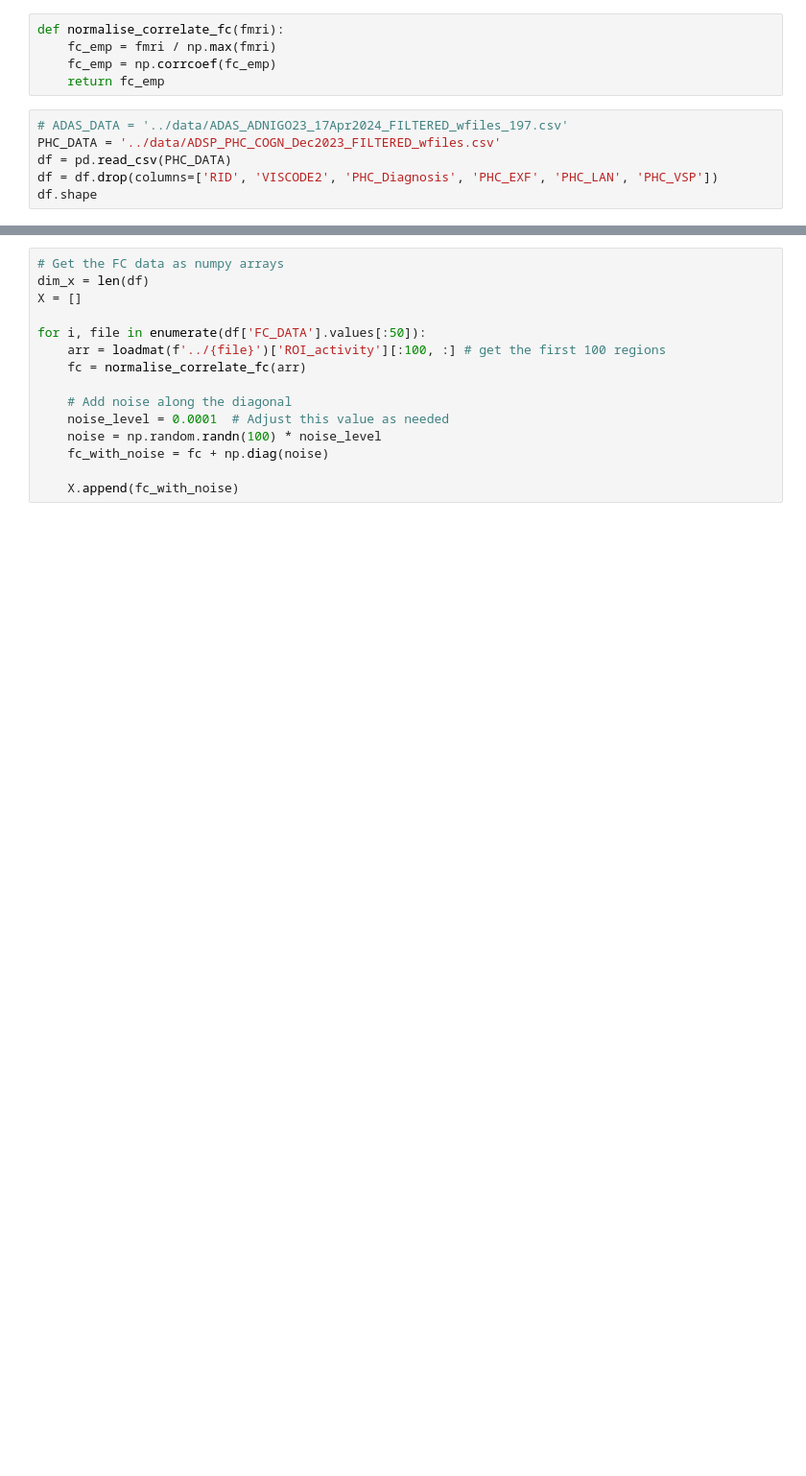
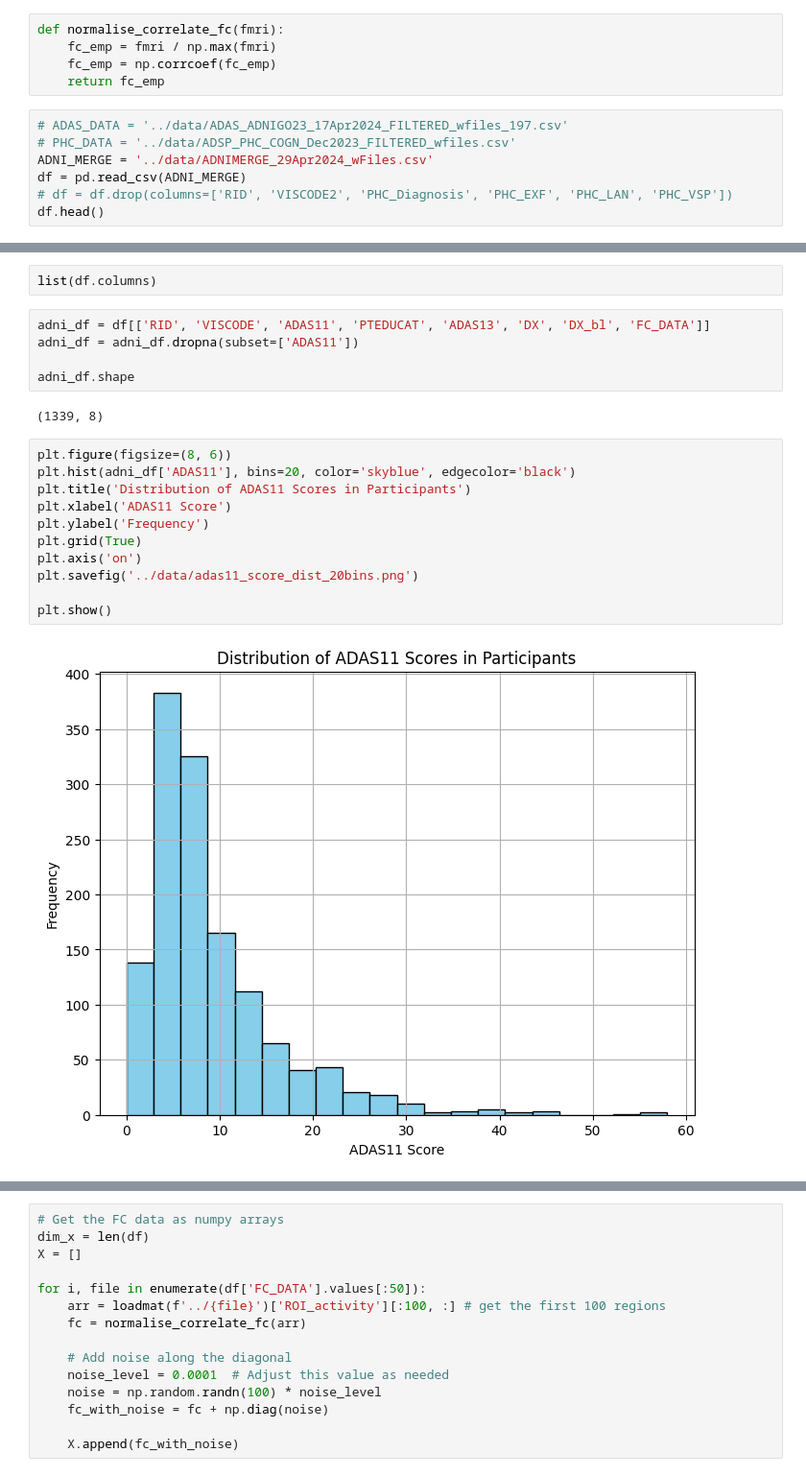
Before and after one commit to dChakr/ad_modelling_fyp, a Jupyter notebook: predictors/cpm_2.ipynb, the cells around one changed output, grey strips where cells are left out. Shown at 96% size. Drawn from its saved outputs; the diff is of its cells as text; blank space fills up the shorter version.

```diff
--- a/predictors/cpm_2.ipynb
+++ b/predictors/cpm_2.ipynb
@@ -130,8 +133,9 @@ def normalise_correlate_fc(fmri):
     return fc_emp
 # %%
 # ADAS_DATA = '../data/ADAS_ADNIGO23_17Apr2024_FILTERED_wfiles_197.csv'
-PHC_DATA = '../data/ADSP_PHC_COGN_Dec2023_FILTERED_wfiles.csv'
-df = pd.read_csv(PHC_DATA)
-df = df.drop(columns=['RID', 'VISCODE2', 'PHC_Diagnosis', 'PHC_EXF', 'PHC_LAN', 'PHC_VSP'])
-df.shape
+# PHC_DATA = '../data/ADSP_PHC_COGN_Dec2023_FILTERED_wfiles.csv'
+ADNI_MERGE = '../data/ADNIMERGE_29Apr2024_wFiles.csv'
+df = pd.read_csv(ADNI_MERGE)
+# df = df.drop(columns=['RID', 'VISCODE2', 'PHC_Diagnosis', 'PHC_EXF', 'PHC_LAN', 'PHC_VSP'])
+df.head()
 # %% [output]
@@ -138,0 +149,22 @@ df.shape
+# %%
+list(df.columns)
+# %%
+adni_df = df[['RID', 'VISCODE', 'ADAS11', 'PTEDUCAT', 'ADAS13', 'DX', 'DX_bl', 'FC_DATA']]
+adni_df = adni_df.dropna(subset=['ADAS11'])
+
+adni_df.shape
+# %% [output]
+(1339, 8)
+# %%
+plt.figure(figsize=(8, 6))
+plt.hist(adni_df['ADAS11'], bins=20, color='skyblue', edgecolor='black')
+plt.title('Distribution of ADAS11 Scores in Participants')
+plt.xlabel('ADAS11 Score')
+plt.ylabel('Frequency')
+plt.grid(True)
+plt.axis('on')
+plt.savefig('../data/adas11_score_dist_20bins.png')
+
+plt.show()
+# %% [output]
+[figure, added]
```
Also changed, not shown: parts of 14 cells of this notebook, 51 other files.
